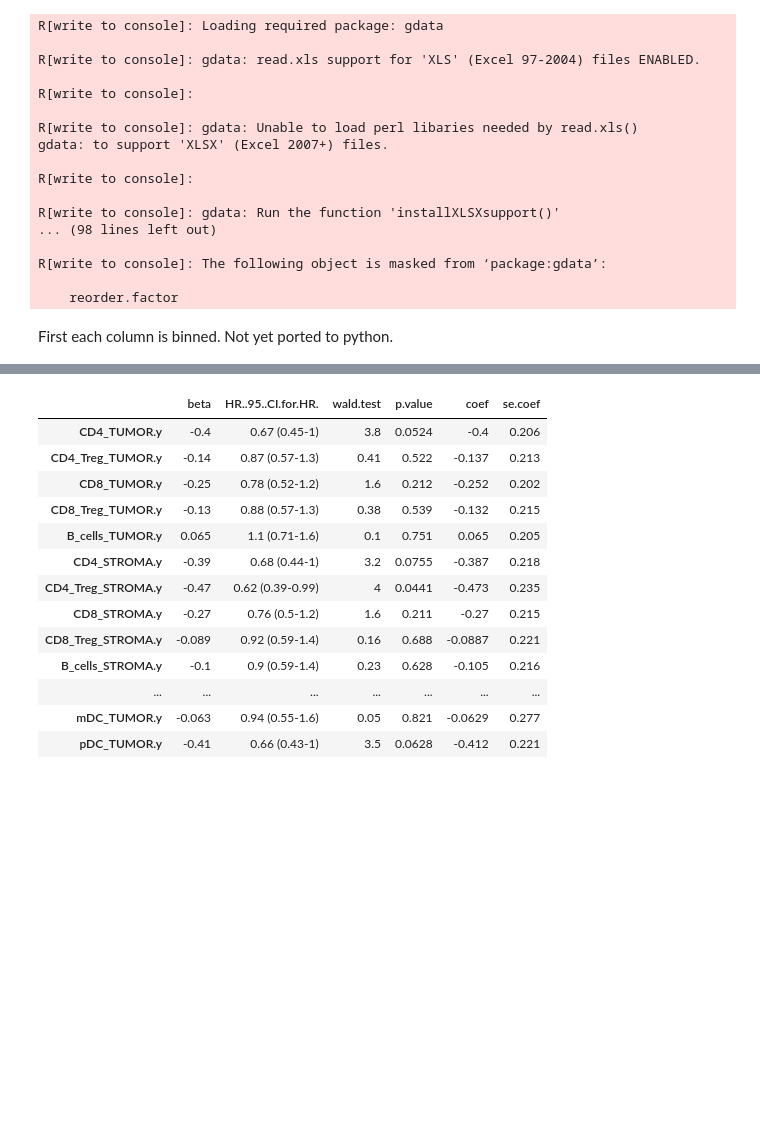
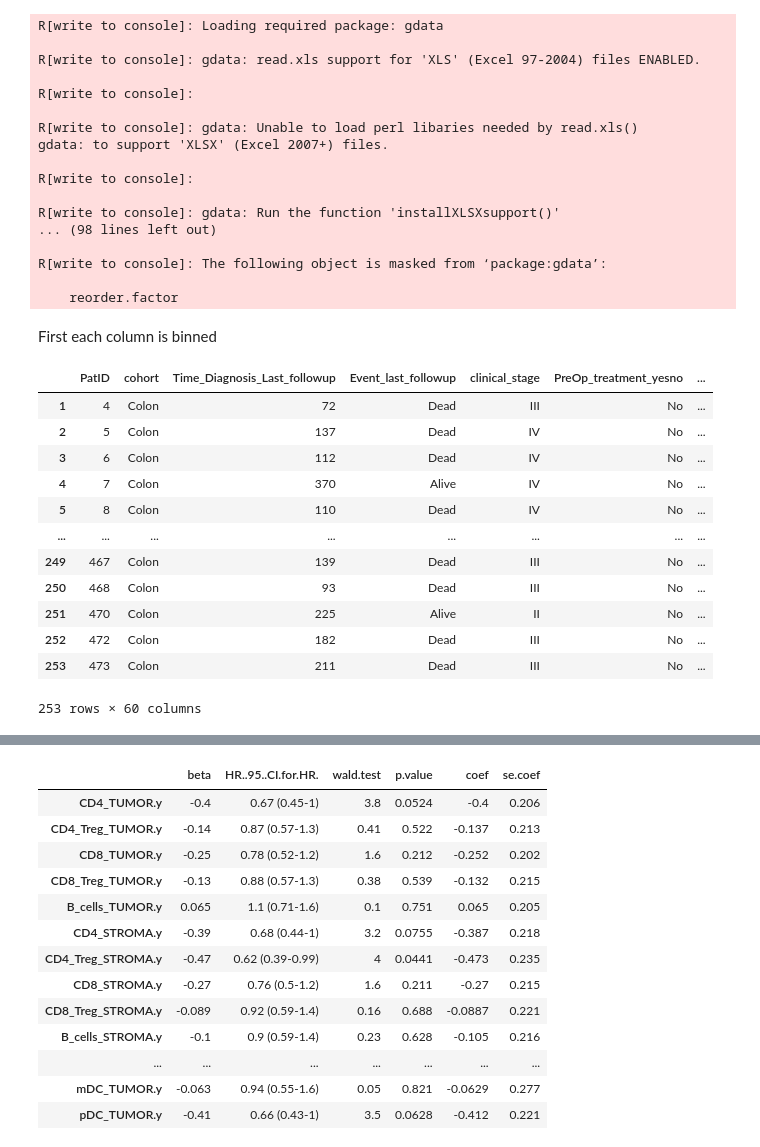
Before and after one commit to NBISweden/encam, a Jupyter notebook: forestplots.ipynb, the cells around one changed output, grey strips where cells are left out. Saved outputs shown, nothing was run; the diff lists cells and outputs as text; code cells hidden in the pictures; blank space fills up the shorter version.

```diff
--- a/forestplots.ipynb
+++ b/forestplots.ipynb
@@ -40,9 +40,9 @@ R[write to console]: The following object is masked from ‘package:gdata’:
 
 
 %%html
-First each column is binned. Not yet ported to python.
+First each column is binned
 # %% [output]
-First each column is binned. Not yet ported to python.
+First each column is binned
 # %%
 
 
@@ -64,3 +64,28 @@ for(i in names(dat2[,c( 8:33)] )){
   f <- "PatID"
   dat2 <- merge( dat2,  x[,c(f,i)], by = f, all = T)
   }
+# %%
+
+
+%%R
+dat2_copy <- cbind(dat2)
+dat2_copy$SurvObj <- NULL
+# %%
+
+
+dat2_R = %Rget dat2_copy
+dat2_R
+# %% [output]
+|  | PatID | cohort | Time_Diagnosis_Last_followup | Event_last_followup | clinical_stage | PreOp_treatment_yesno | ... |
+| 1 | 4 | Colon | 72 | Dead | III | No | ... |
+| 2 | 5 | Colon | 137 | Dead | IV | No | ... |
+| 3 | 6 | Colon | 112 | Dead | IV | No | ... |
+| 4 | 7 | Colon | 370 | Alive | IV | No | ... |
+| 5 | 8 | Colon | 110 | Dead | IV | No | ... |
+| ... | ... | ... | ... | ... | ... | ... | ... |
+| 249 | 467 | Colon | 139 | Dead | III | No | ... |
+| 250 | 468 | Colon | 93 | Dead | III | No | ... |
+| 251 | 470 | Colon | 225 | Alive | II | No | ... |
+| 252 | 472 | Colon | 182 | Dead | III | No | ... |
+| 253 | 473 | Colon | 211 | Dead | III | No | ... |
+253 rows × 60 columns
```
Also changed, not shown: parts of 11 cells of this notebook, 2 other files.
